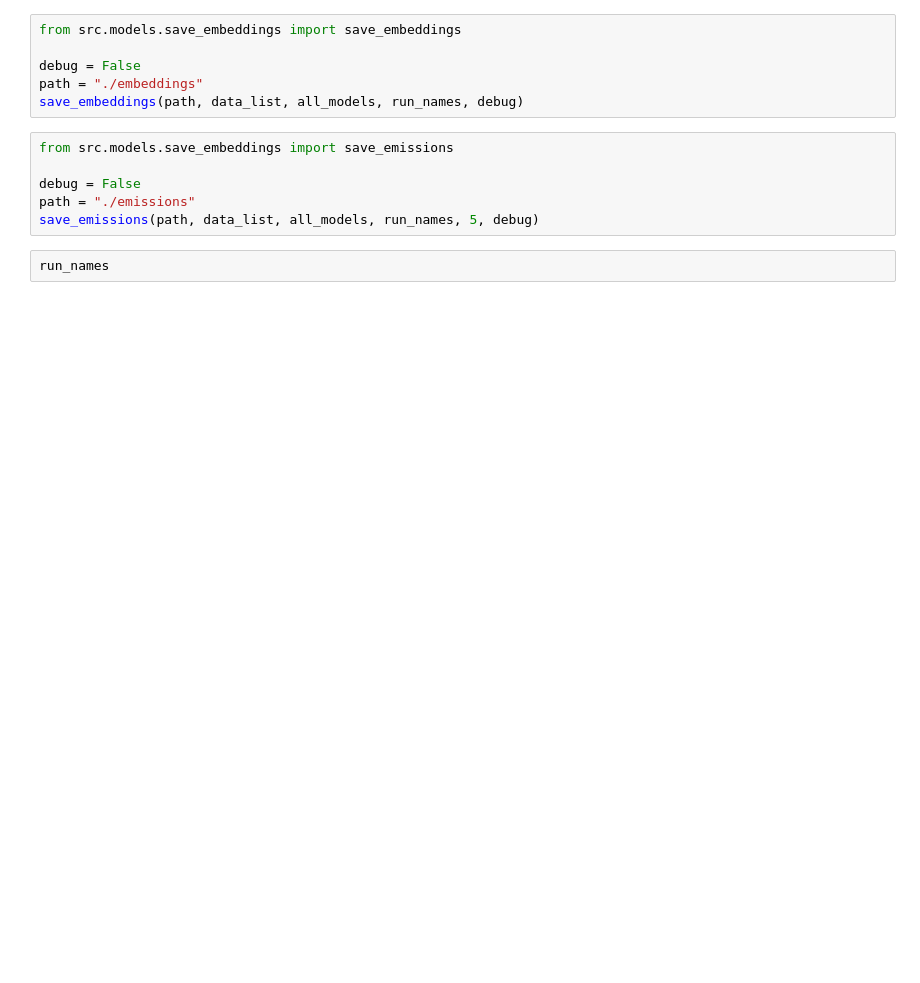
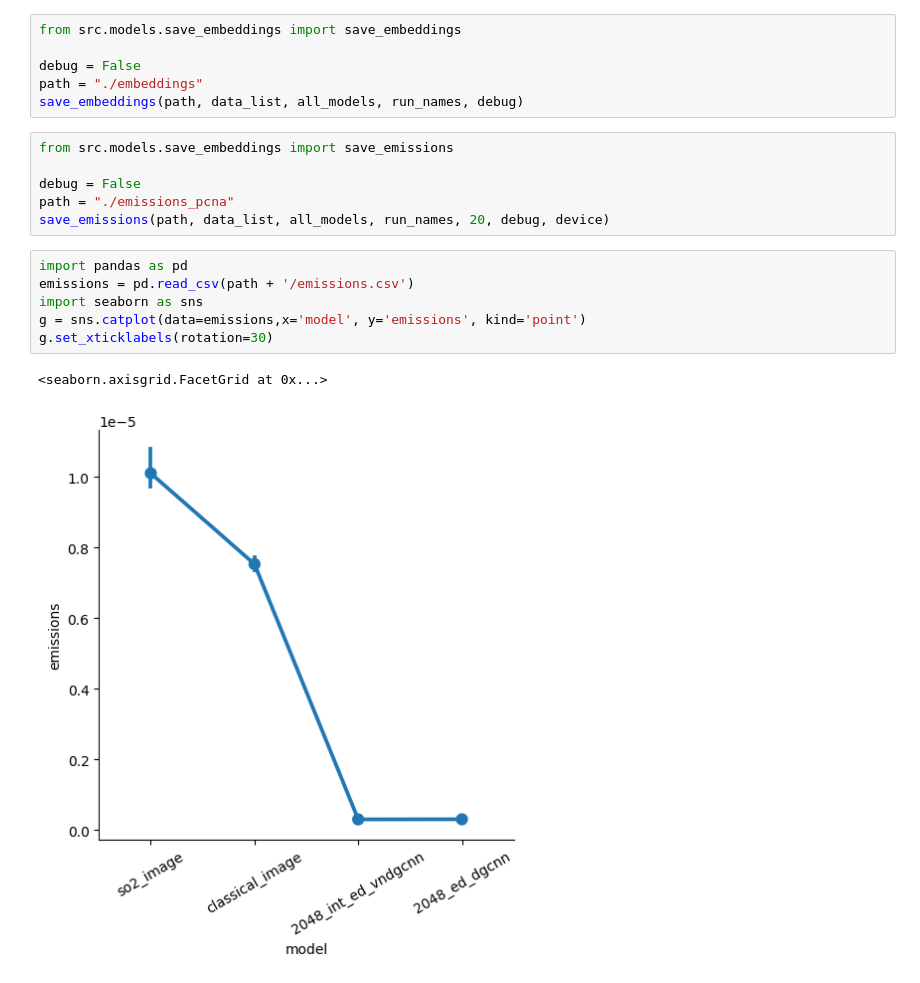
Before and after one commit to AllenCell/benchmarking_representations, a Jupyter notebook: notebooks/compute_metrics.ipynb, the cells around one changed output. Drawn from its saved outputs; the diff is of its cells as text; blank space fills up the shorter version.

```diff
--- a/notebooks/compute_metrics.ipynb
+++ b/notebooks/compute_metrics.ipynb
@@ -67,10 +75,17 @@ save_embeddings(path, data_list, all_models, run_names, debug)
 from src.models.save_embeddings import save_emissions
 
 debug = False
-path = "./emissions"
-save_emissions(path, data_list, all_models, run_names, 5, debug)
+path = "./emissions_pcna"
+save_emissions(path, data_list, all_models, run_names, 20, debug, device)
-# %%
-run_names
+# %%
+import pandas as pd
+emissions = pd.read_csv(path + '/emissions.csv')
+import seaborn as sns
+g = sns.catplot(data=emissions,x='model', y='emissions', kind='point')
+g.set_xticklabels(rotation=30)
+# %% [output]
+<seaborn.axisgrid.FacetGrid at 0x...>
+[figure, added]
 # %%
 from src.models.compute_features import compute_features
 
```
Also changed, not shown: parts of 11 cells of this notebook, 5 other files.
